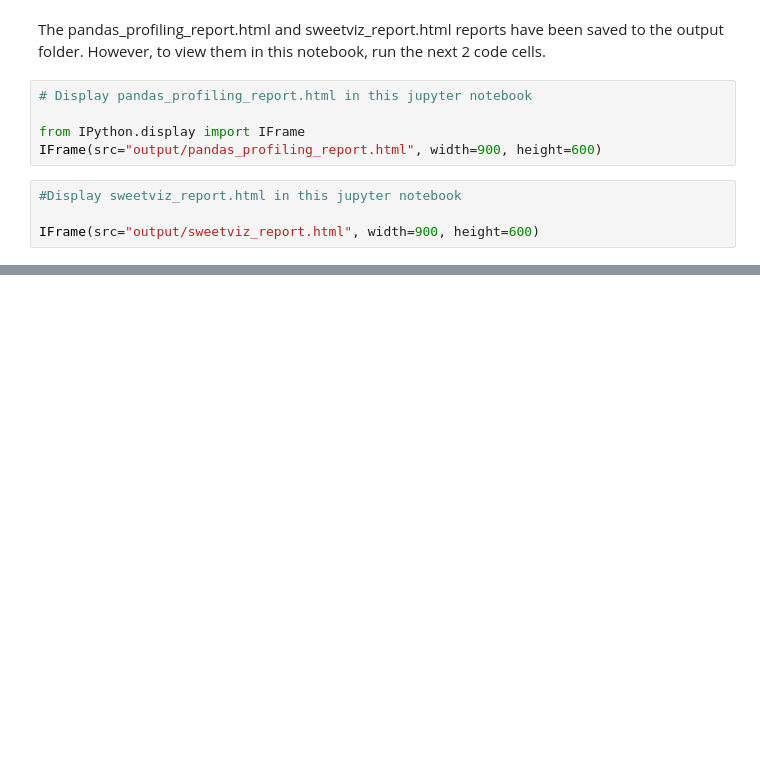
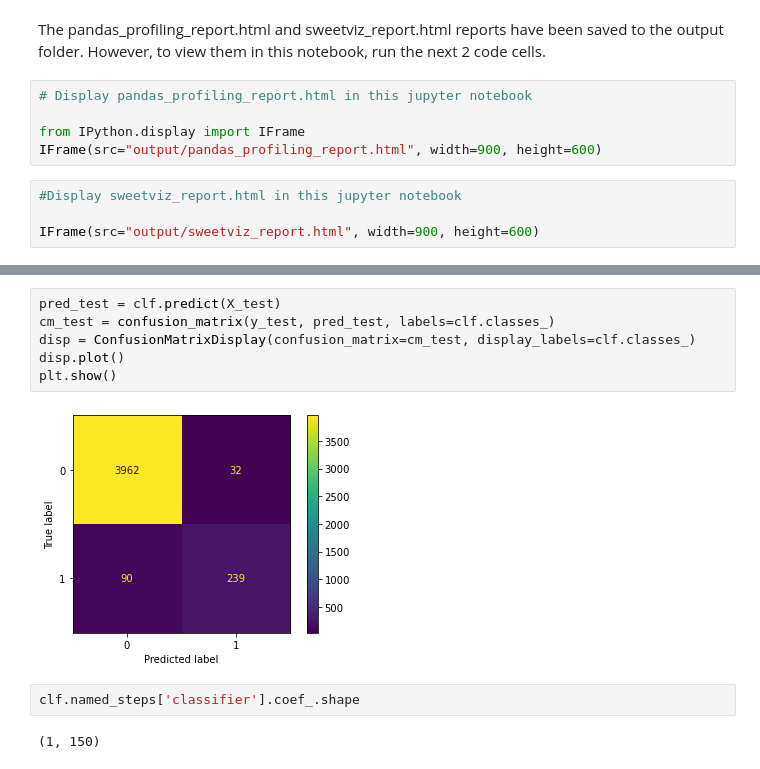
Before and after one commit to OsarodionOdion/skClassModels, a Jupyter notebook: skclass_models_hs.ipynb, the cells around one changed output, grey strips where cells are left out. Cells and saved outputs as stored; diff of their text form; blank space fills up the shorter version.

```diff
--- a/skclass_models_hs.ipynb
+++ b/skclass_models_hs.ipynb
@@ -77,0 +430,12 @@ IFrame(src="output/sweetviz_report.html", width=900, height=600)
+# %%
+pred_test = clf.predict(X_test)
+cm_test = confusion_matrix(y_test, pred_test, labels=clf.classes_)
+disp = ConfusionMatrixDisplay(confusion_matrix=cm_test, display_labels=clf.classes_)
+disp.plot()
+plt.show()
+# %% [output]
+[figure, added]
+# %%
+clf.named_steps['classifier'].coef_.shape
+# %% [output]
+(1, 150)
```
Also changed, not shown: parts of 46 cells of this notebook.
